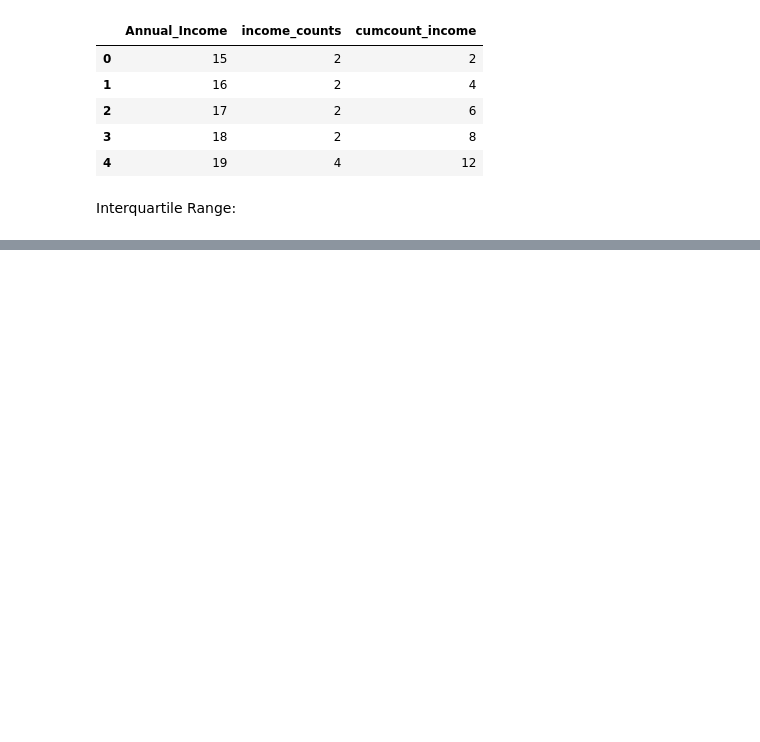
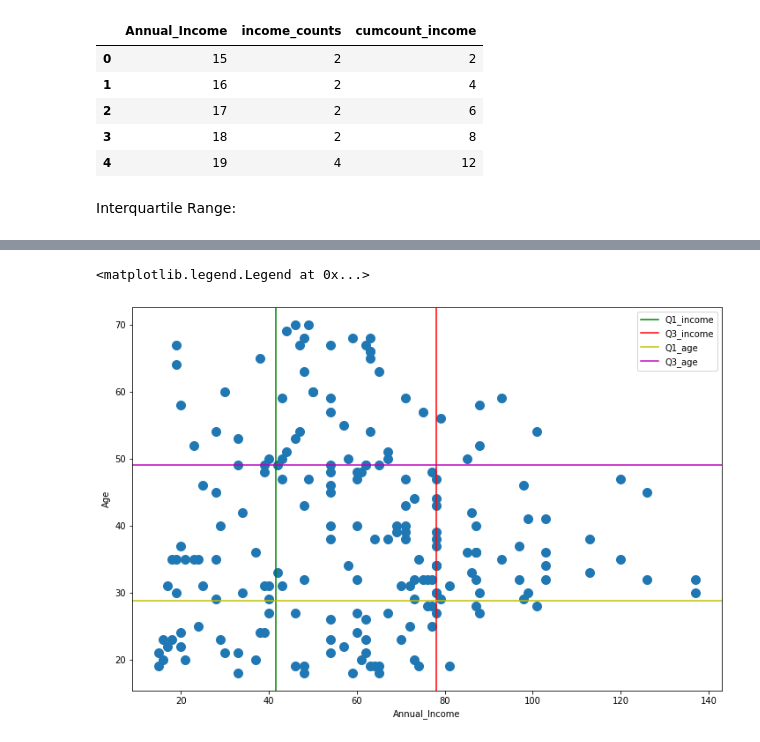
Before and after one commit to mellymillionz/python_notes, a Jupyter notebook: pandas_stats_review.ipynb/pandas_stats_review_lesson1.ipynb, the cells around one changed output, grey strips where cells are left out. Cells and saved outputs as stored; diff of their text form; code cells hidden in the pictures; blank space fills up the shorter version.

```diff
--- a/pandas_stats_review.ipynb/pandas_stats_review_lesson1.ipynb
+++ b/pandas_stats_review.ipynb/pandas_stats_review_lesson1.ipynb
@@ -231,0 +262,20 @@ Interquartile Range:
+# %%
+#as a scatterplot, with income on the X axis and Age on the Y axis with the interquartile ranges
+
+plt.figure(figsize=(12,8))
+
+plt.scatter(df['Annual_Income'], df['Age'], s=100)
+
+plt.axvline(df['Annual_Income'].quantile(.25), color = 'g', label= 'Q1_income')
+plt.axvline(df['Annual_Income'].quantile(.75), color ='r', label = 'Q3_income')
+
+plt.axhline(df['Age'].quantile(.25), color = 'y', label= 'Q1_age')
+plt.axhline(df['Age'].quantile(.75), color ='m', label = 'Q3_age')
+
+plt.xlabel('Annual_Income')
+plt.ylabel('Age')
+
+plt.legend()
+# %% [output]
+<matplotlib.legend.Legend at 0x...>
+[figure, added]
```
Also changed, not shown: parts of 4 cells of this notebook.
